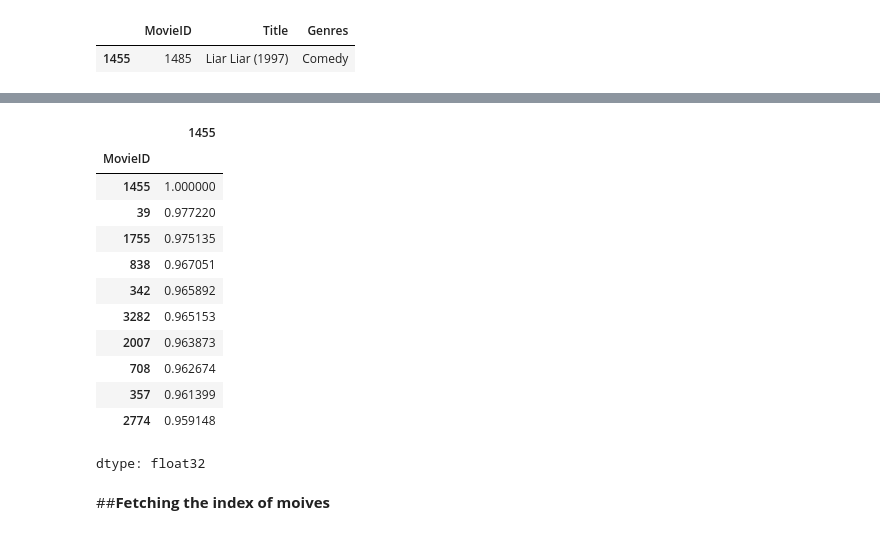
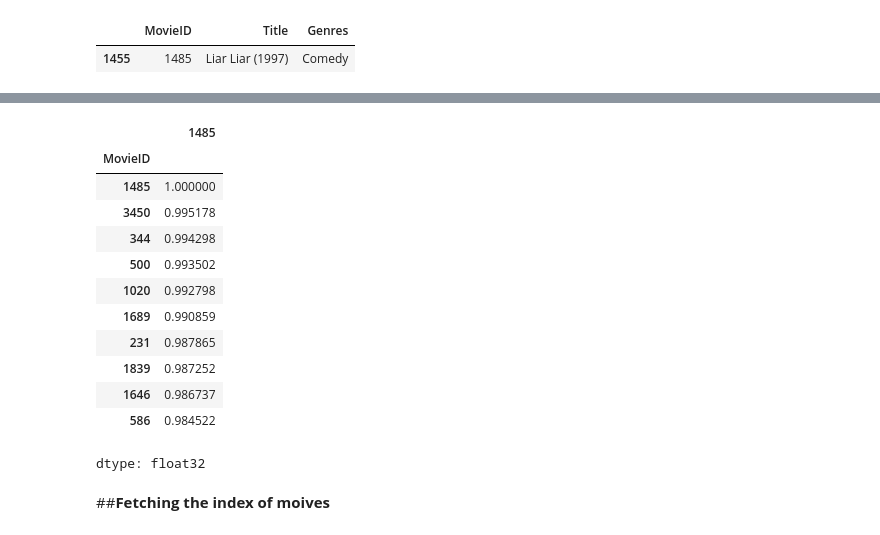
Before and after one commit to Sujan-Sawant/Zee-Recommender-System, a Jupyter notebook: ZEE.ipynb, the cells around one changed output, grey strips where cells are left out. Saved outputs shown, nothing was run; the diff lists cells and outputs as text; code cells hidden in the pictures.

```diff
--- a/ZEE.ipynb
+++ b/ZEE.ipynb
@@ -1154,7 +1157,10 @@ autoencoder.layers[5].output
 # %%
-intermediate_model = keras.Model(autoencoder.input, autoencoder.layers[5].output)
+intermediate_model = keras.Model(
+    inputs=autoencoder.input,
+    outputs=autoencoder.get_layer("embedding_layer").output
+)
 # %%
 df = df.astype("float32")
 # %%
-embeddings = intermediate_model.predict(df.values)
+embeddings = intermediate_model.predict(df.values.astype("float32"))
 # %% [output]
@@ -1202,5 +1208,8 @@ array([[0.9999999 , 0.7858446 , 0.67733693, ..., 0.5972469 , 0.6570298 ,
 # %% [markdown]
 ## **Creating df for the similarity matrix**
 # %%
-item_sim_matrix = pd.DataFrame(similarity_matrix, index=df.index, columns=df.index)
-item_sim_matrix.head() #Item-similarity Matrix
+item_sim_matrix = pd.DataFrame(
+    similarity_matrix,
+    index=df.index.astype(int),
+    columns=df.index.astype(int)
+)
@@ -1250,21 +1261,18 @@ print(type(item_sim_matrix.columns[0]))
-# %%
-item_sim_matrix.columns = item_sim_matrix.columns.astype(int)
-item_sim_matrix.index = item_sim_matrix.index.astype(int)
 # %%
-item_sim_matrix[1455].sort_values(ascending=False).head(10)
+item_sim_matrix[1485].sort_values(ascending=False).head(10)
 # %% [output]
-|  | 1455 |
+|  | 1485 |
 | MovieID |  |
-| 1455 | 1.000000 |
-| 39 | 0.977220 |
-| 1755 | 0.975135 |
-| 838 | 0.967051 |
-| 342 | 0.965892 |
-| 3282 | 0.965153 |
-| 2007 | 0.963873 |
-| 708 | 0.962674 |
-| 357 | 0.961399 |
-| 2774 | 0.959148 |
+| 1485 | 1.000000 |
+| 3450 | 0.995178 |
+| 344 | 0.994298 |
+| 500 | 0.993502 |
+| 1020 | 0.992798 |
+| 1689 | 0.990859 |
+| 231 | 0.987865 |
+| 1839 | 0.987252 |
+| 1646 | 0.986737 |
+| 586 | 0.984522 |
 dtype: float32
 # %% [markdown]
 ##**Fetching the index of moives**
```
Also changed, not shown: parts of 27 cells of this notebook.
